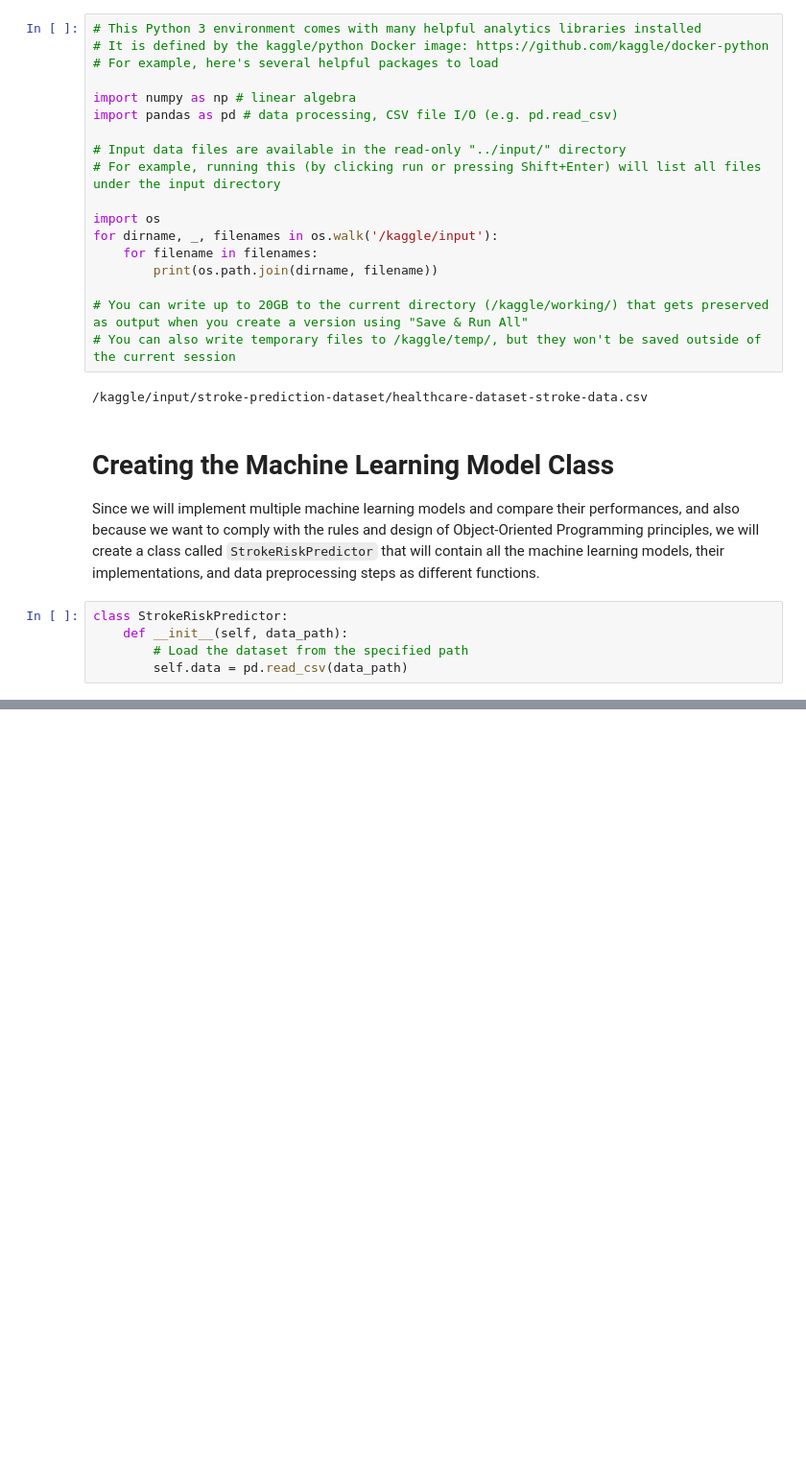
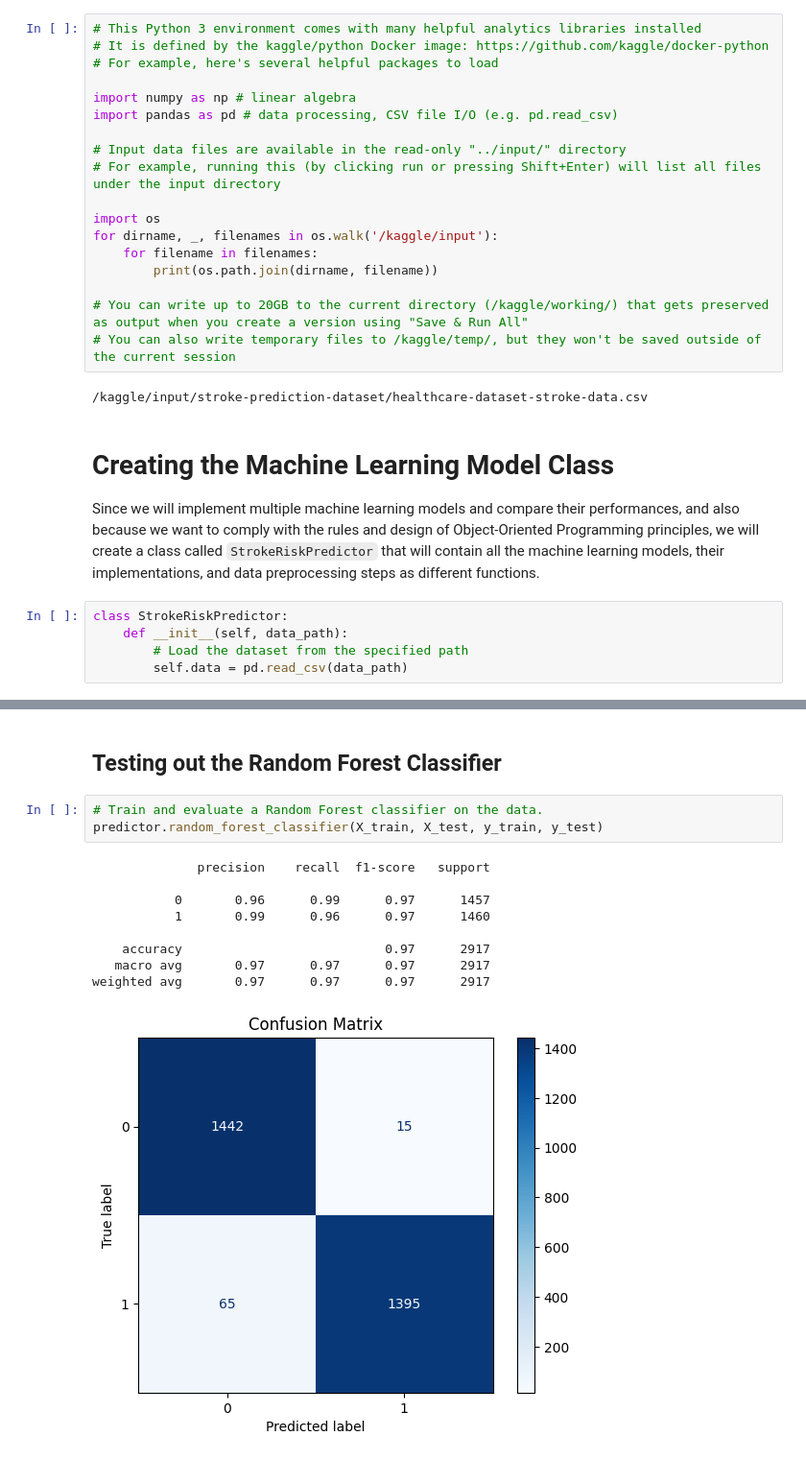
Before and after one commit to alicagatay/Stroke-Prediction-Kaggle, a Jupyter notebook: stroke_prediction_model_implementation.ipynb, the cells around one changed output, grey strips where cells are left out. Shown at 96% size. Saved outputs shown, nothing was run; the diff lists cells and outputs as text; blank space fills up the shorter version.

```diff
--- a/stroke_prediction_model_implementation.ipynb
+++ b/stroke_prediction_model_implementation.ipynb
@@ -81,0 +374,15 @@ class StrokeRiskPredictor:
+# %% [markdown]
+## Testing out the Random Forest Classifier
+# %%
+# Train and evaluate a Random Forest classifier on the data.
+predictor.random_forest_classifier(X_train, X_test, y_train, y_test)
+# %% [output]
+              precision    recall  f1-score   support
+
+           0       0.96      0.99      0.97      1457
+           1       0.99      0.96      0.97      1460
+
+    accuracy                           0.97      2917
+   macro avg       0.97      0.97      0.97      2917
+weighted avg       0.97      0.97      0.97      2917
+[figure, added]
```
Also changed, not shown: parts of 19 cells of this notebook.
